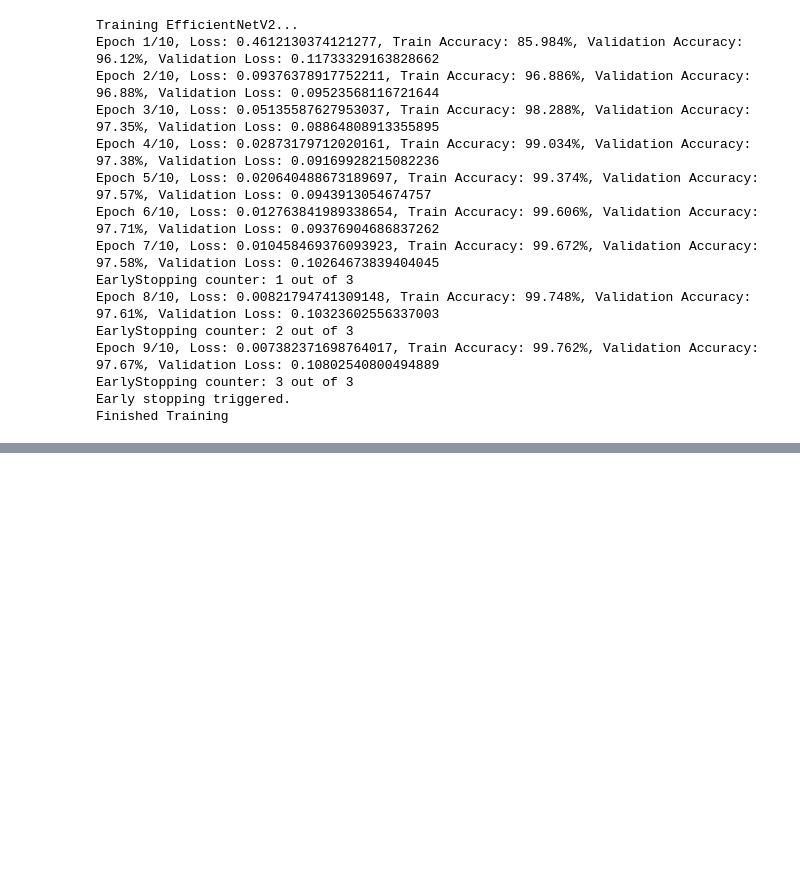
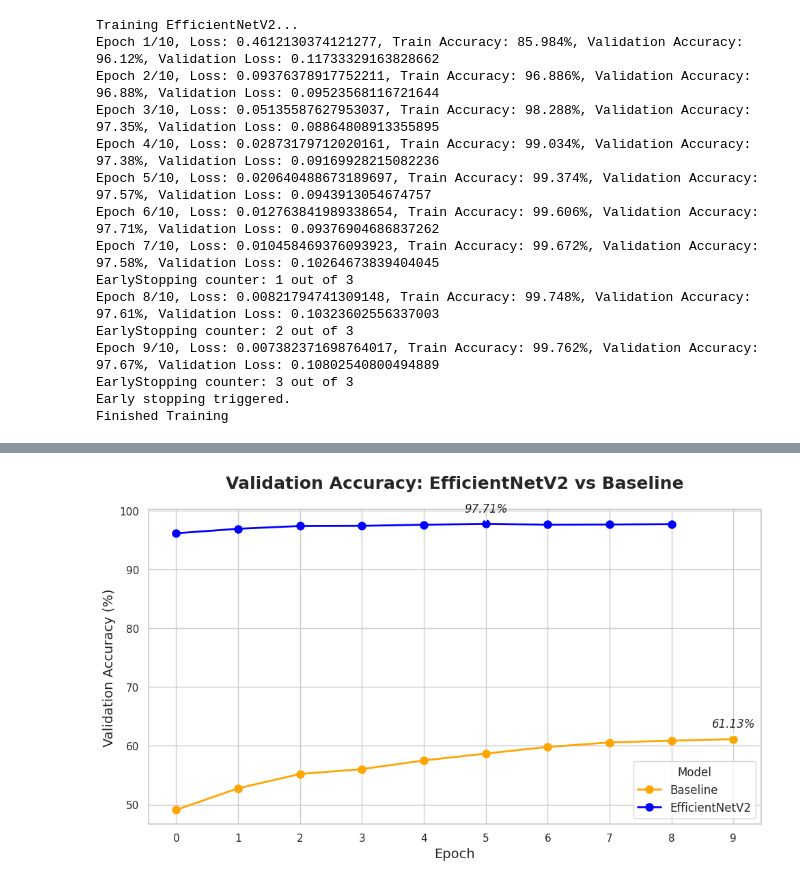
Before and after one commit to billzhao1030/Deep-Learning-Assignment-2, a Jupyter notebook: Assignment 2.ipynb, the cells around one changed output, grey strips where cells are left out. Saved outputs shown, nothing was run; the diff lists cells and outputs as text; code cells hidden in the pictures; blank space fills up the shorter version.

```diff
--- a/Assignment 2.ipynb
+++ b/Assignment 2.ipynb
@@ -344,3 +401,63 @@ Finished Training
+# %%
+# Define the best model
+best_model = 'EfficientNetV2'
+best_model_val_acc = validation_accuracies_dict[best_model]
+
+# Set the Seaborn style
+sns.set(style='whitegrid')
+
+# Create a figure
+plt.figure(figsize=(10, 6))
+
+# Plot baseline validation accuracy
+plt.plot(baseline_val_acc, label='Baseline', linestyle='-', marker='o', color='orange', markersize=8, linewidth=2)
+
+# Plot best model validation accuracy
+plt.plot(best_model_val_acc, label=best_model, linestyle='-', marker='o', color='blue', markersize=8, linewidth=2)
+
+# Find the best validation accuracy for the best model
+best_epoch = best_model_val_acc.index(max(best_model_val_acc))
+best_val_acc = max(best_model_val_acc)
+
+# Annotate the best accuracy for the best model
+plt.annotate(
+    f'{best_val_acc:.2f}%',
+    xy=(best_epoch, best_val_acc),
+    xytext=(best_epoch, best_val_acc + 2),  # Increase offset for visibility
+    arrowprops=dict(facecolor='black', arrowstyle='->'),
+    fontsize=12,
+    ha='center',
+    fontstyle='italic'
+)
+
+# Find the best validation accuracy for the baseline model
+baseline_best_epoch = baseline_val_acc.index(max(baseline_val_acc))
+baseline_best_val_acc = max(baseline_val_acc)
+
+# Annotate the best accuracy for the baseline model
+plt.annotate(
+    f'{baseline_best_val_acc:.2f}%',
+    xy=(baseline_best_epoch, baseline_best_val_acc),
+    xytext=(baseline_best_epoch, baseline_best_val_acc + 2),  # Increase offset for visibility
+    arrowprops=dict(facecolor='black', arrowstyle='->'),
+    fontsize=12,
+    ha='center',
+    fontstyle='italic'
+)
+
+# Customize the plot
+plt.title(f'Validation Accuracy: {best_model} vs Baseline', fontsize=18, y=1.05, fontweight='bold')  # Move title up
+plt.xlabel('Epoch', fontsize=14)
+plt.ylabel('Validation Accuracy (%)', fontsize=14)
+plt.xticks(range(len(baseline_val_acc)))  # Ensure x-ticks match the epochs
+plt.legend(title='Model', fontsize=12)
+plt.grid(True)
+plt.tight_layout()
+
+# Show the plot
+plt.show()
+# %% [output]
+[figure, added]
 # %%
 import matplotlib.pyplot as plt
 
```
Also changed, not shown: parts of 10 cells of this notebook.
